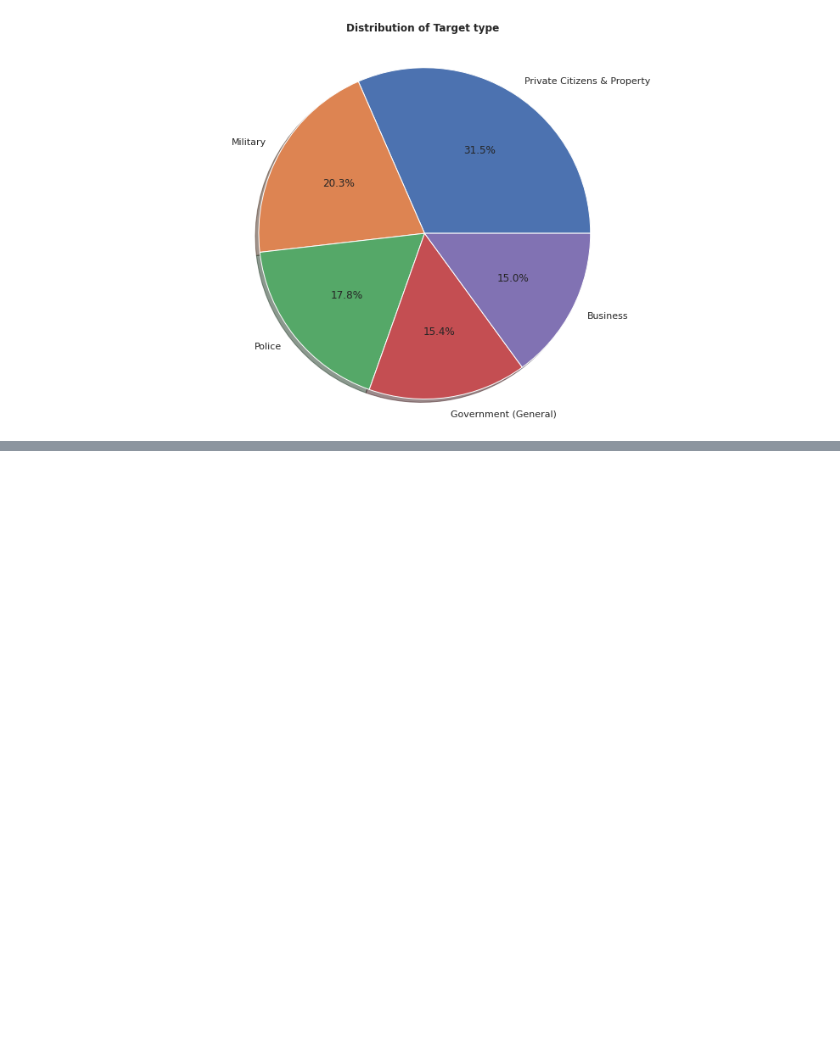
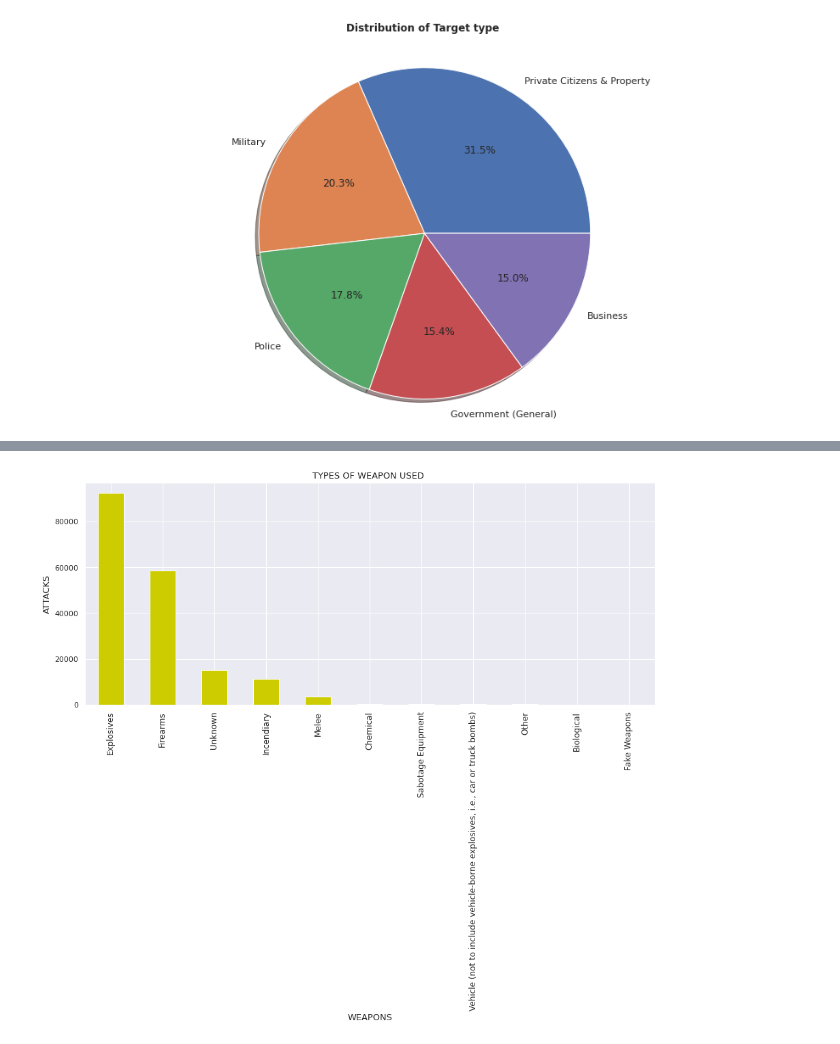
Before and after one commit to TEJU1211/GLOBAL-TERRORISM-ATTACKS--EDA, a Jupyter notebook: Individual_Notebook(Global_Terrorism_Analysis_)(_Capstone_Project.ipynb, the cells around one changed output, grey strips where cells are left out. Drawn from its saved outputs; the diff is of its cells as text; code cells hidden in the pictures; blank space fills up the shorter version.

```diff
--- a/Individual_Notebook(Global_Terrorism_Analysis_)(_Capstone_Project.ipynb
+++ b/Individual_Notebook(Global_Terrorism_Analysis_)(_Capstone_Project.ipynb
@@ -915,0 +928,3 @@ plt.show()
+# %%
+Weapon = terrorism_df['weapon_type'].value_counts()[0:11]
+Weapon
@@ -915,0 +944,9 @@ plt.show()
+# %%
+Weapon.plot(kind='bar', color='#cccc00',figsize=(15,6))
+plt.title("TYPES OF WEAPON USED ", fontsize=13)
+plt.xlabel('WEAPONS', fontsize=13)
+plt.xticks(fontsize=12)
+plt.ylabel('ATTACKS', fontsize=13)
+plt.show()
+# %% [output]
+[figure, added]
```
Also changed, not shown: parts of 7 cells of this notebook.
